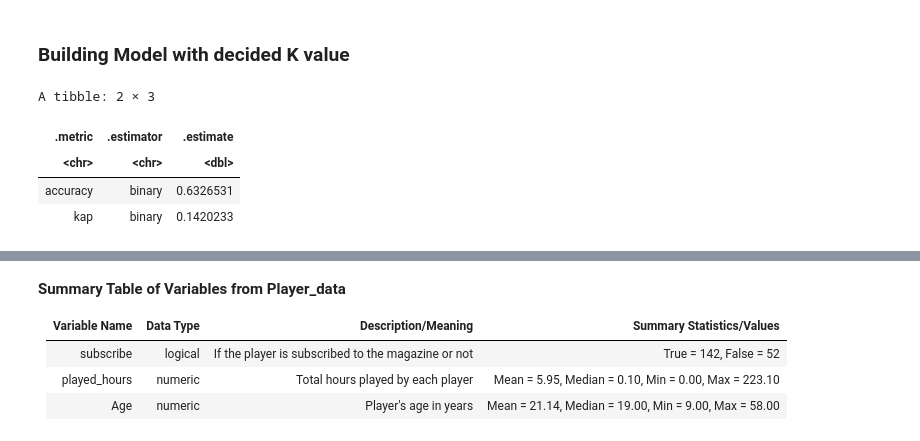
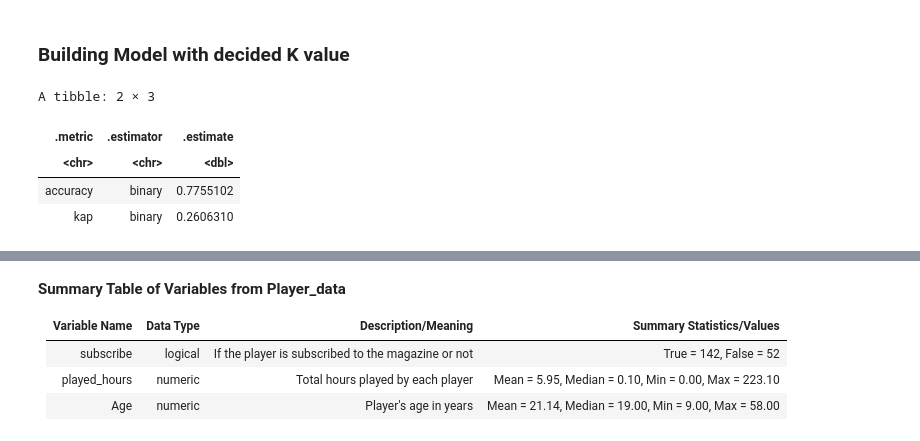
Before and after one commit to alanainvancouver-byte/DSCI100-Project_Group_Portion, a Jupyter notebook: Untitled.ipynb, the cells around one changed output, grey strips where cells are left out. Cells and saved outputs as stored; diff of their text form; code cells hidden in the pictures.

```diff
--- a/Untitled.ipynb
+++ b/Untitled.ipynb
@@ -66,12 +82,11 @@ knn_tune <- nearest_neighbor(weight_func = "rectangular", neighbors = tune())|>
 
 player_recipe <- recipe(subscribe ~ played_hours + Age, data = player_train)|>
                 step_scale(all_predictors())|>
-                step_center(all_predictors())|>
-                step_upsample(subscribe, over_ratio = 1, skip = TRUE)
+                step_center(all_predictors())
 
 player_vfold <- vfold_cv(player_train, v = 5, strata = subscribe)
 
-k_vals <- tibble(neighbors = seq(from = 1, to = 120, by = 1))
+k_vals <- tibble(neighbors = seq(from = 1, to = 100, by = 1))
 
 player_k_results <- workflow()|>
                     add_recipe(player_recipe)|>
@@ -119,27 +135,27 @@ A tibble: 120 × 7
 # %% [markdown]
 ### Building Model with decided K value
 # %%
-player_spec <- nearest_neighbor(weight_func = "rectangular", neighbors = 120)|>
+player_spec <- nearest_neighbor(weight_func = "rectangular", neighbors = 19)|>
             set_engine('kknn') |>
             set_mode('classification')
 
 player_fit <- workflow()|>
                     add_recipe(player_recipe)|>
                     add_model(player_spec)|>
                     fit(data = player_train)
 
 player_prediction <- predict(player_fit, player_test)|>
                     bind_cols(player_test)
 
 player_prediction_accuracy <- player_prediction|>
                             metrics(truth = subscribe, estimate = .pred_class)
 player_prediction_accuracy
 # %% [output]
 A tibble: 2 × 3
 | .metric | .estimator | .estimate |
 | <chr> | <chr> | <dbl> |
-| accuracy | binary | 0.6326531 |
-| kap | binary | 0.1420233 |
+| accuracy | binary | 0.7755102 |
+| kap | binary | 0.2606310 |
 # %%
 #summary of data relevant to analysis
 
```
Also changed, not shown: parts of 4 cells of this notebook.
